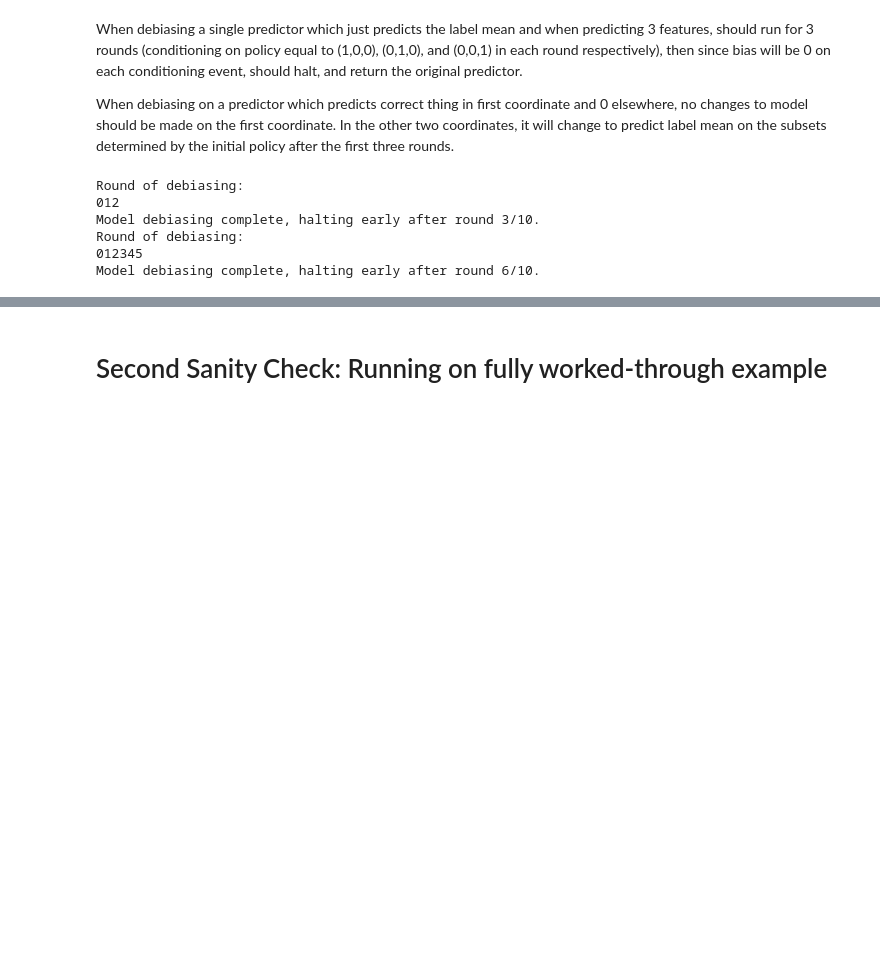
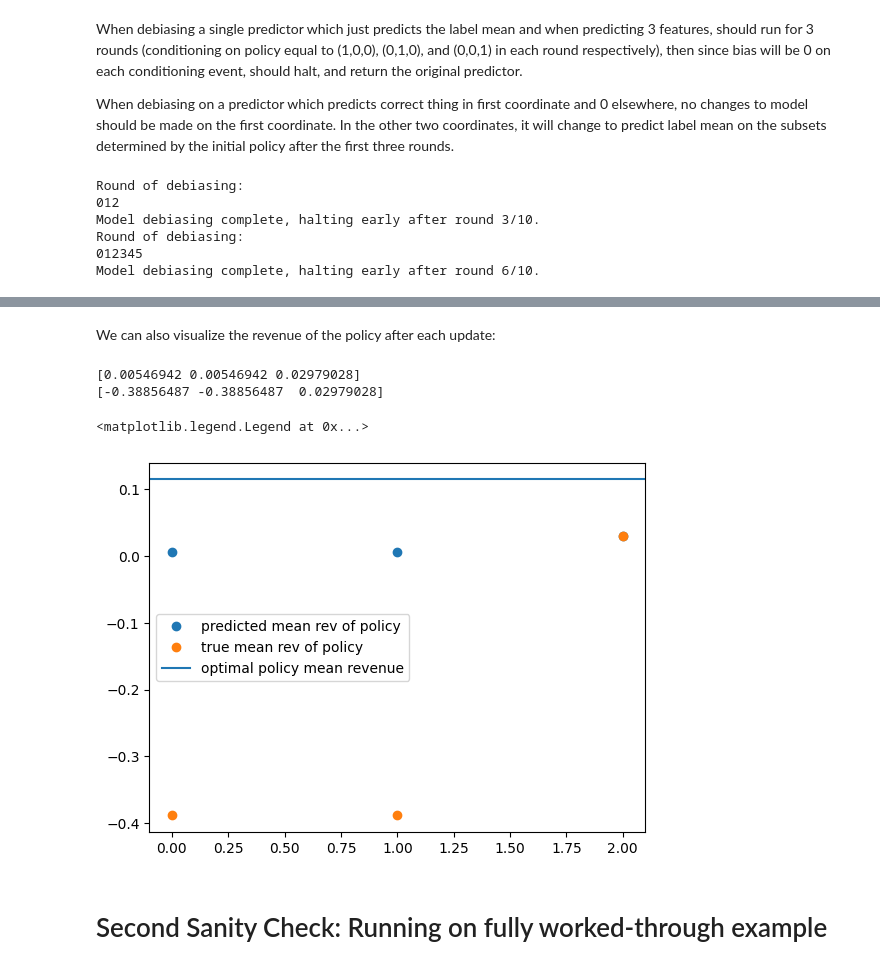
Before and after one commit to globusharris/ensembling-constrained-optimization, a Jupyter notebook: optimization-scratch.ipynb, the cells around one changed output, grey strips where cells are left out. Drawn from its saved outputs; the diff is of its cells as text; code cells hidden in the pictures; blank space fills up the shorter version.

```diff
--- a/optimization-scratch.ipynb
+++ b/optimization-scratch.ipynb
@@ -66,3 +80,27 @@ Model debiasing complete, halting early after round 6/10.
+# %% [markdown]
+We can also visualize the revenue of the policy after each update:
+# %%
+
+# simplex.run(model.training_preds[0])
+
+# predicted revenue of each point per round
+pred_rev = np.mean([np.einsum('ij,ij->i', model.training_preds[i], simplex.run(model.training_preds[i])) for i in range(3)], axis=1)#fancy vectorized row-wise dot product
+
+# actual revenue per round per point
+true_rev = np.mean([np.einsum('ij,ij->i', ys, simplex.run(model.training_preds[i])) for i in range(3)], axis=1)
+
+print(pred_rev)
+print(true_rev)
+
+plt.plot(np.arange(3), pred_rev, 'o', label="predicted mean rev of policy")
+plt.plot(np.arange(3), true_rev, 'o', label="true mean rev of policy")
+plt.axhline(np.mean(np.einsum('ij,ij->i', ys, simplex.run(ys))), label="optimal policy mean revenue")
+plt.legend()
+# %% [output]
+[0.00546942 0.00546942 0.02979028]
+[-0.38856487 -0.38856487  0.02979028]
+<matplotlib.legend.Legend at 0x...>
+[figure, added]
 # %% [markdown]
 # Second Sanity Check: Running on fully worked-through example
 # %% [markdown]
```
Also changed, not shown: parts of 6 cells of this notebook, 2 other files.
